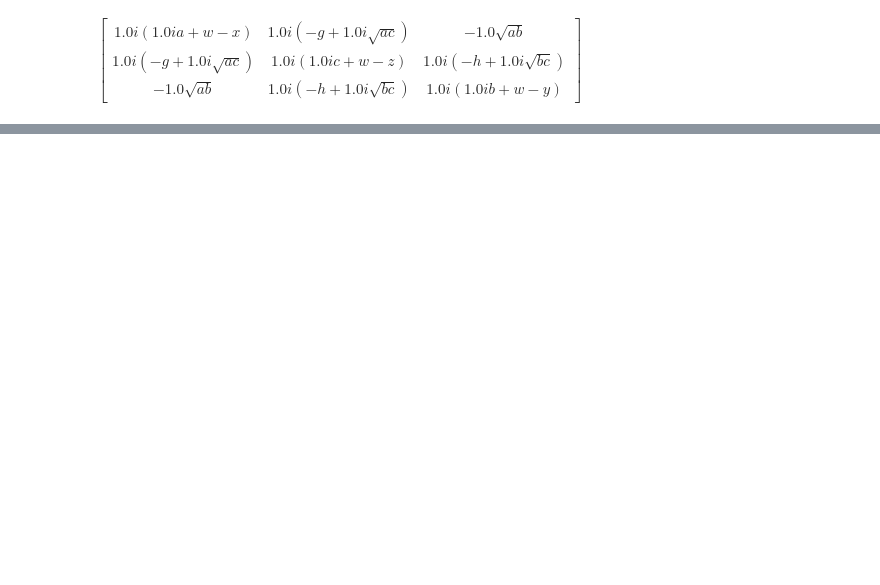
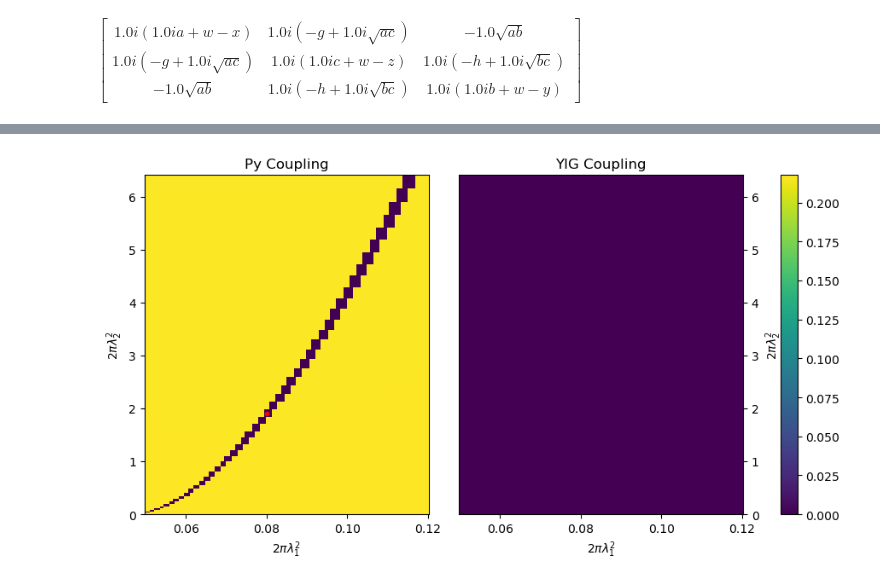
Before and after one commit to FazinHan/cavityCoupling, a Jupyter notebook: matrix method/misc.ipynb, the cells around one changed output, grey strips where cells are left out. Cells and saved outputs as stored; diff of their text form; code cells hidden in the pictures; blank space fills up the shorter version.

```diff
--- a/matrix method/misc.ipynb
+++ b/matrix method/misc.ipynb
@@ -116,0 +154,9 @@ Differences between peaks in s21_1: [0.20200401]
+# %%
+l1_arr = np.linspace(0,.31/2**.5,150)
+# gamma1_arr = 2*np.pi*l1_arr**2
+gamma1_arr = np.linspace(0.05,.12,150)
+l2_arr = np.linspace(0,1,50)
+gamma2_arr = 2*np.pi*l2_arr**2
+# gamma2_arr = np.linspace(0.05,.15,50)
+diffs = np.array([[s21_couplings(gamma_1=gamma1, gamma_2=gamma2) for gamma1 in gamma1_arr] for gamma2 in gamma2_arr])[...,0]
+# diffs = np.array([[s21_couplings(g1=l1, l2=l2) for l1 in l1_arr] for l2 in l2_arr])[...,0]
@@ -116,0 +181,25 @@ Differences between peaks in s21_1: [0.20200401]
+# %%
+fig, axs = plt.subplots(1,2,sharey=False,figsize=(10,5))
+axs[0].pcolormesh(gamma1_arr, gamma2_arr, diffs[...,0])
+axs[0].set_xlabel('$2\\pi\\lambda_1^2$')
+axs[0].set_ylabel('$2\\pi\\lambda_2^2$')
+# axs[0].title('Difference between peaks in s21_1')
+# axs[0].colorbar()
+# plt.show()
+# print(diffs)
+axs[1].pcolormesh(gamma1_arr, gamma2_arr, diffs[...,1])
+axs[1].set_xlabel('$2\\pi\\lambda_1^2$')
+axs[1].yaxis.set_label_position("right")
+axs[1].yaxis.tick_right()
+axs[1].set_ylabel('$2\\pi\\lambda_2^2$')
+# axs[1].title('Difference between peaks in s21_2')
+# axs[1].colorbar()
+axs[0].set_title('Py Coupling')
+axs[0].plot(.08,1.9,'r.')
+axs[1].set_title('YIG Coupling')
+# fig.suptitle("Peak separation not affected by damping")
+fig.tight_layout()
+fig.colorbar(axs[0].collections[0], ax=axs, location="right", use_gridspec=False)
+plt.savefig("couplings.png")
+# %% [output]
+[figure, added]
```
Also changed, not shown: parts of 10 cells of this notebook, 6 other files.
